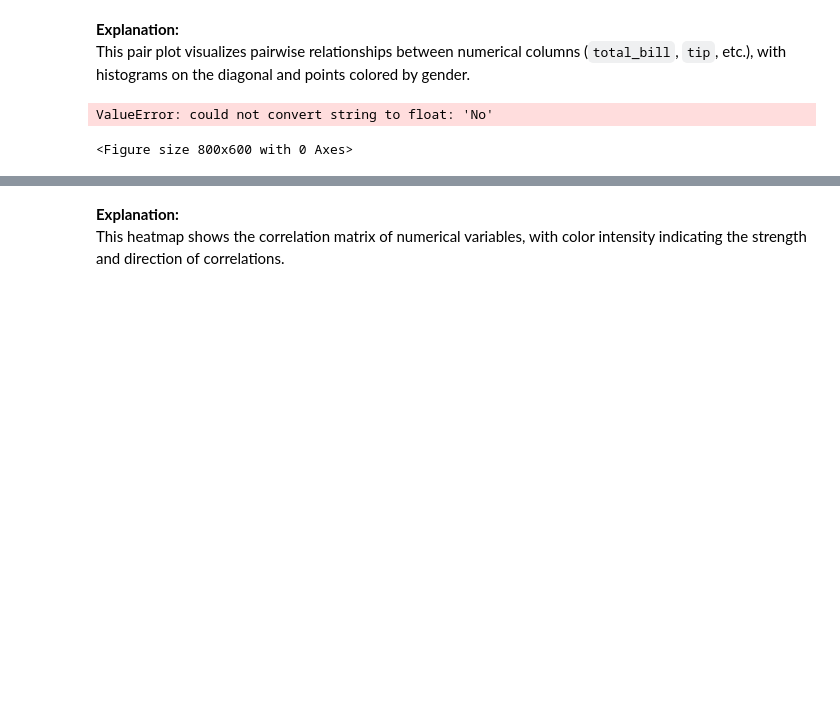
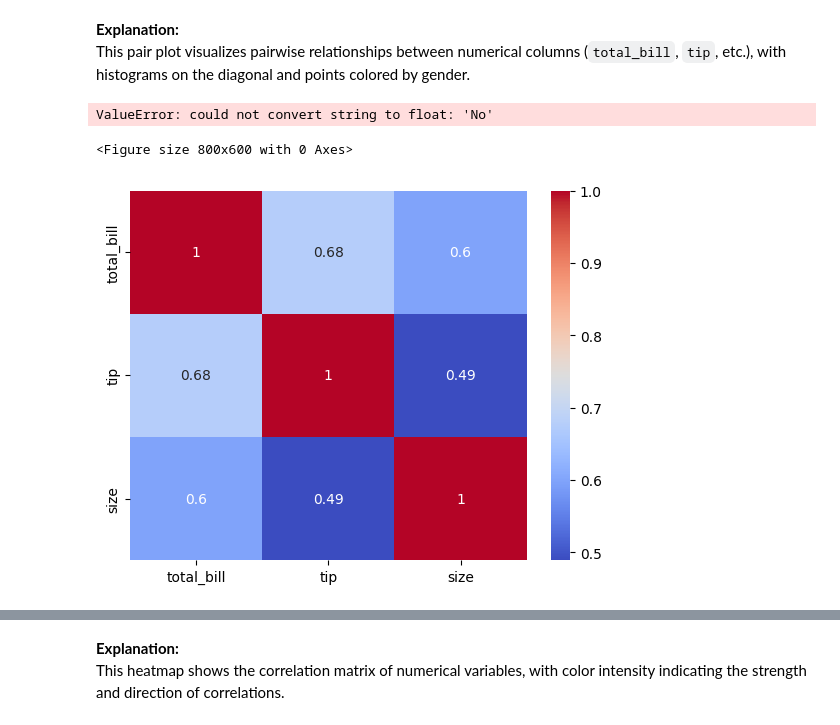
Before and after one commit to laibabatool/Exploratory-Data-Analysis, a Jupyter notebook: Seaborn_Plots_Notebook.ipynb, the cells around one changed output, grey strips where cells are left out. Cells and saved outputs as stored; diff of their text form; code cells hidden in the pictures; blank space fills up the shorter version.

```diff
--- a/Seaborn_Plots_Notebook.ipynb
+++ b/Seaborn_Plots_Notebook.ipynb
@@ -75,3 +97,12 @@ plt.show()
 # %% [output]
 ValueError: could not convert string to float: 'No'
 <Figure size 800x600 with 0 Axes>
+# %%
+# Select only numeric columns
+numeric_data = tips.select_dtypes(include='number')
+
+# Plot heatmap
+sns.heatmap(numeric_data.corr(), annot=True, cmap="coolwarm")
+plt.show()
+# %% [output]
+[figure, added]
```
Also changed, not shown: parts of 10 cells of this notebook.
